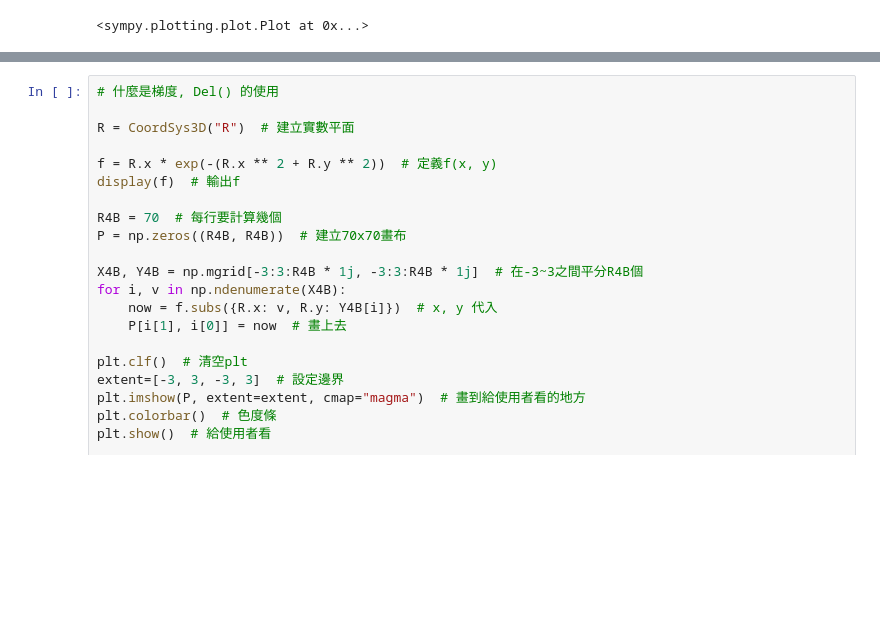
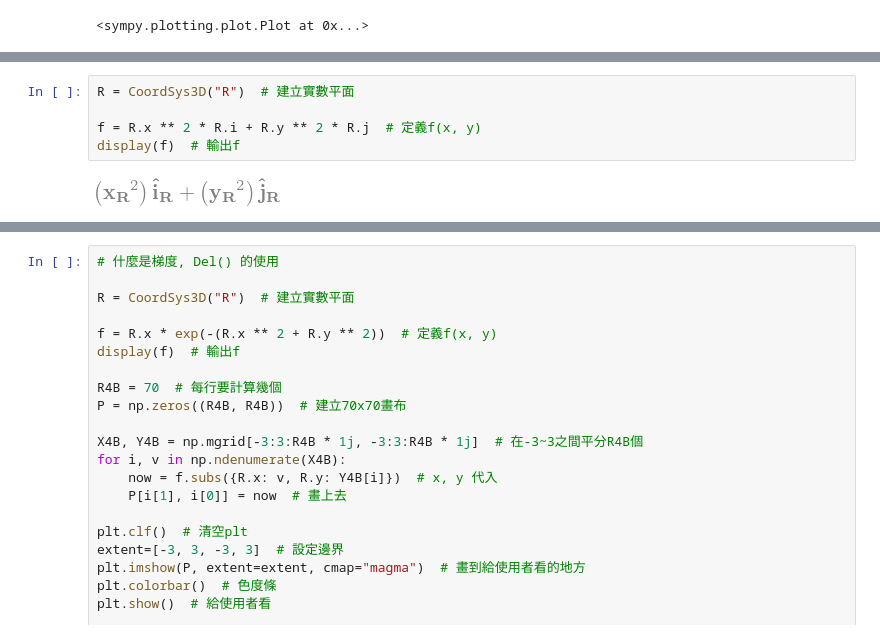
Before and after one commit to QuMCoding/QM-Book-Source, a Jupyter notebook: vector.ipynb, the cells around one changed output, grey strips where cells are left out. Drawn from its saved outputs; the diff is of its cells as text; blank space fills up the shorter version.

```diff
--- a/vector.ipynb
+++ b/vector.ipynb
@@ -194,0 +283,7 @@ plot3d_parametric_line(*diffed)  # 繪製3D參數線，以diffed為參數
+# %%
+R = CoordSys3D("R")  # 建立實數平面
+
+f = R.x ** 2 * R.i + R.y ** 2 * R.j  # 定義f(x, y)
+display(f)  # 輸出f
+# %% [output]
+[figure, added]
```
Also changed, not shown: parts of 21 cells of this notebook.
